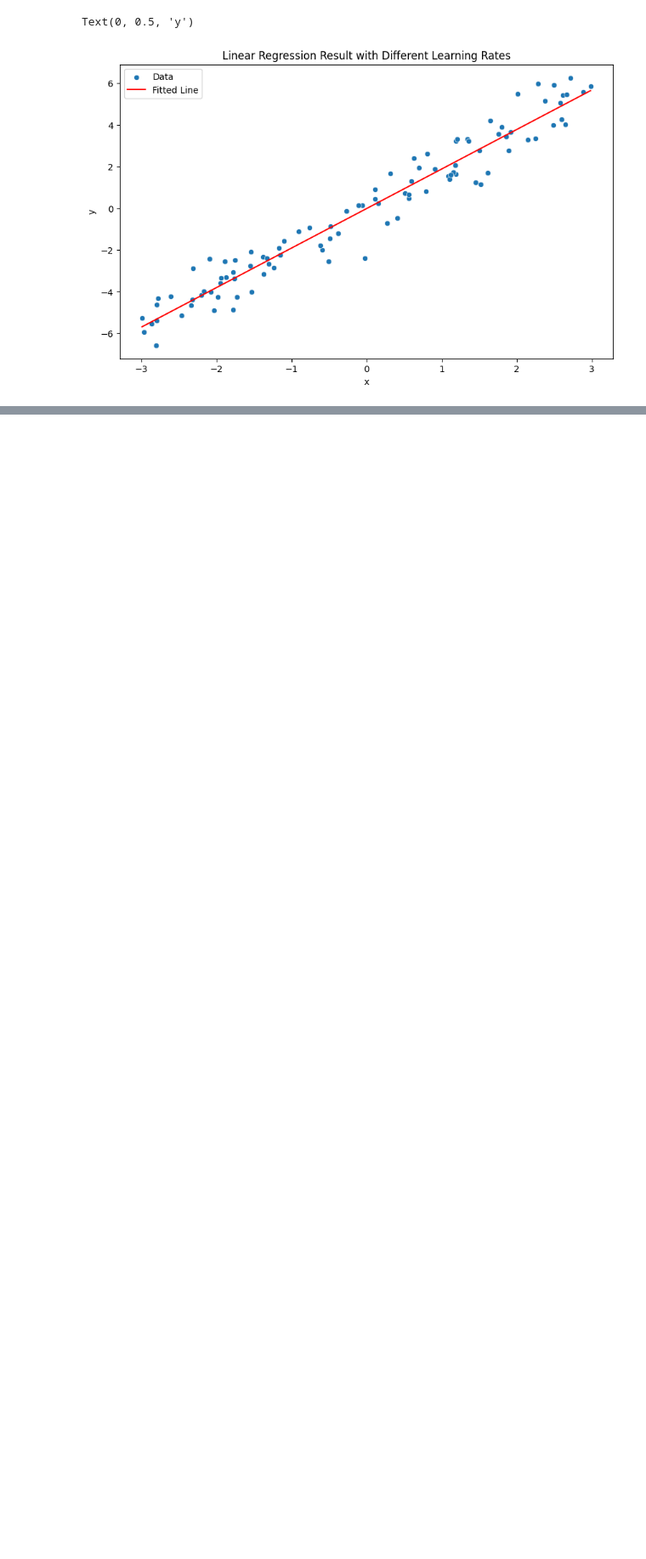
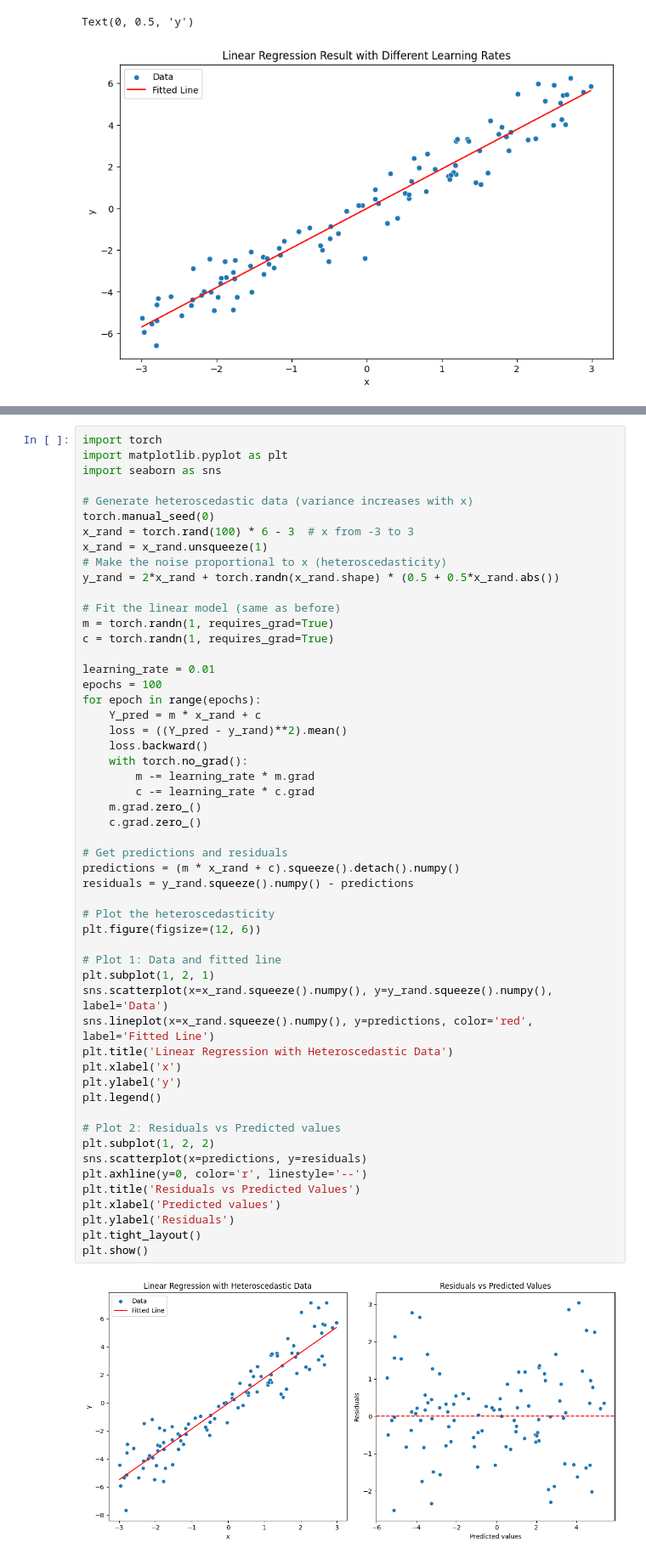
Before and after one commit to k17hawk/ml_scratch_pytorch, a Jupyter notebook: linear_regression.ipynb, the cells around one changed output, grey strips where cells are left out. Shown: that part at 85% size. Cells and saved outputs as stored; diff of their text form; blank space fills up the shorter version.

```diff
--- a/linear_regression.ipynb
+++ b/linear_regression.ipynb
@@ -300,0 +269,55 @@ Epoch 90, Loss: 0.77696692943573, m: 1.8799209594726562, c: -0.3711584210395813
+# %%
+import torch
+import matplotlib.pyplot as plt
+import seaborn as sns
+
+# Generate heteroscedastic data (variance increases with x)
+torch.manual_seed(0)
+x_rand = torch.rand(100) * 6 - 3  # x from -3 to 3
+x_rand = x_rand.unsqueeze(1)
+# Make the noise proportional to x (heteroscedasticity)
+y_rand = 2*x_rand + torch.randn(x_rand.shape) * (0.5 + 0.5*x_rand.abs())
+
+# Fit the linear model (same as before)
+m = torch.randn(1, requires_grad=True)
+c = torch.randn(1, requires_grad=True)
+
+learning_rate = 0.01
+epochs = 100
+for epoch in range(epochs):
+    Y_pred = m * x_rand + c
+    loss = ((Y_pred - y_rand)**2).mean()
+    loss.backward()
+    with torch.no_grad():
+        m -= learning_rate * m.grad
+        c -= learning_rate * c.grad
+    m.grad.zero_()
+    c.grad.zero_()
+
+# Get predictions and residuals
+predictions = (m * x_rand + c).squeeze().detach().numpy()
+residuals = y_rand.squeeze().numpy() - predictions
+
+# Plot the heteroscedasticity
+plt.figure(figsize=(12, 6))
+
+# Plot 1: Data and fitted line
+plt.subplot(1, 2, 1)
+sns.scatterplot(x=x_rand.squeeze().numpy(), y=y_rand.squeeze().numpy(), label='Data')
+sns.lineplot(x=x_rand.squeeze().numpy(), y=predictions, color='red', label='Fitted Line')
+plt.title('Linear Regression with Heteroscedastic Data')
+plt.xlabel('x')
+plt.ylabel('y')
+plt.legend()
+
+# Plot 2: Residuals vs Predicted values
+plt.subplot(1, 2, 2)
+sns.scatterplot(x=predictions, y=residuals)
+plt.axhline(y=0, color='r', linestyle='--')
+plt.title('Residuals vs Predicted Values')
+plt.xlabel('Predicted values')
+plt.ylabel('Residuals')
+plt.tight_layout()
+plt.show()
+# %% [output]
+[figure, added]
```
Also changed, not shown: parts of 13 cells of this notebook.
